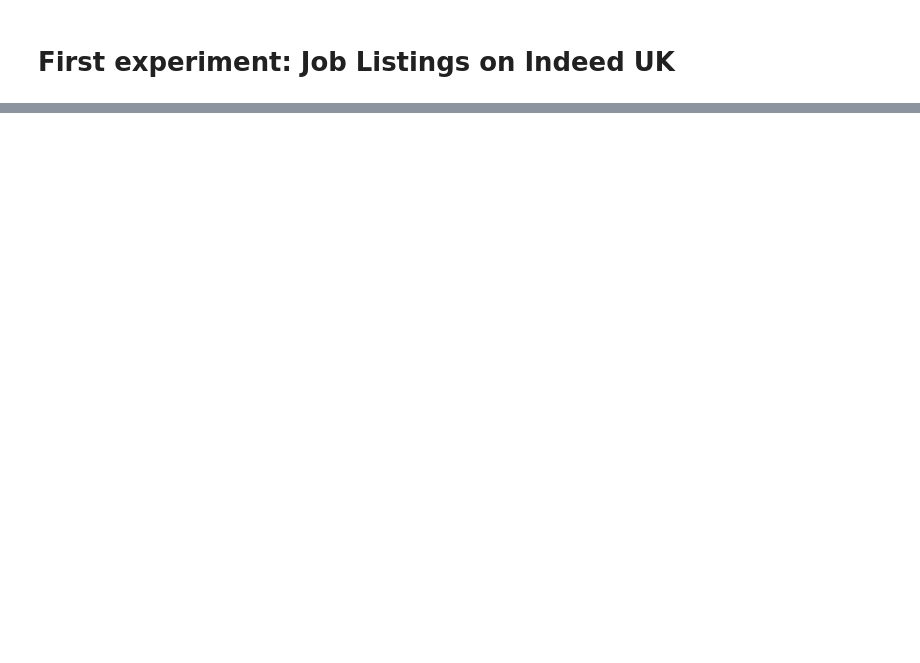
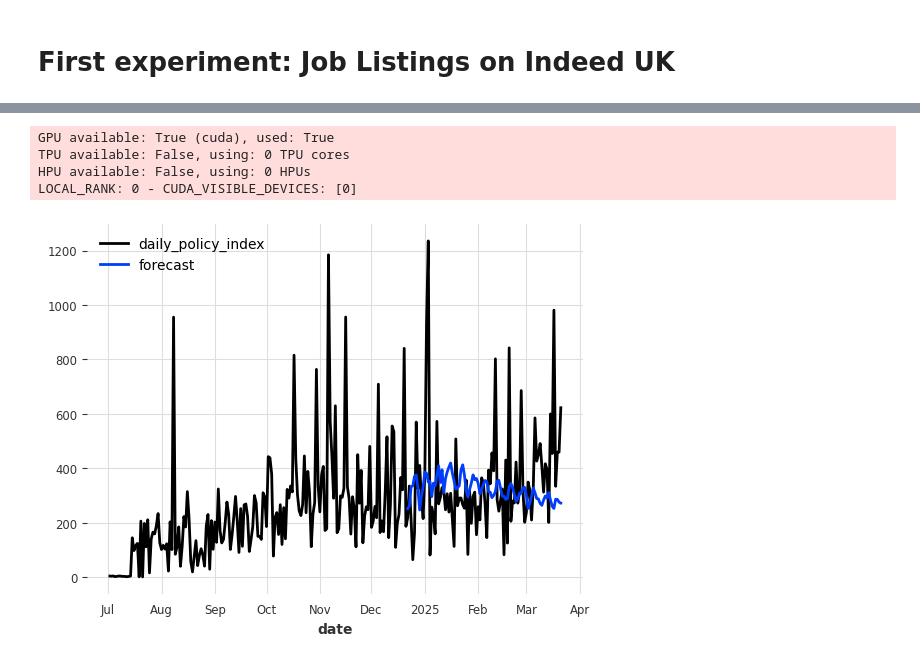
Before and after one commit to GothamAnalytics-7/ASTP, a Jupyter notebook: notebooks/ASTP_Parte2_Modeling.ipynb, the cells around one changed output, grey strips where cells are left out. Cells and saved outputs as stored; diff of their text form; code cells hidden in the pictures; blank space fills up the shorter version.

Commit message:
adiciona dados uk diarios + inicio modeling

```diff
--- a/notebooks/ASTP_Parte2_Modeling.ipynb
+++ b/notebooks/ASTP_Parte2_Modeling.ipynb
@@ -130,0 +138,18 @@ plt.show()
+# %%
+from pytorch_lightning.callbacks.early_stopping import EarlyStopping
+
+# stop training when validation loss does not decrease more than 0.05 (`min_delta`) over
+# a period of 5 epochs (`patience`)
+early_stopper = EarlyStopping(
+    monitor="val_loss",
+    patience=5,
+    min_delta=0.05,
+    mode='min',
+)
+
+pl_trainer_kwargs={"callbacks": [early_stopper]}
+# %%
+# https://unit8co.github.io/darts/generated_api/darts.models.forecasting.nbeats.html
+from darts.models import NBEATSModel
+model = NBEATSModel(input_chunk_length=24, output_chunk_length=12, n_epochs=100, random_state=0, pl_trainer_kwargs=pl_trainer_kwargs)
+model.fit(train, val_series=val, verbose=True)
@@ -130,0 +178,14 @@ plt.show()
+# %%
+val_preds = model.predict(len(val))
+# %% [output]
+GPU available: True (cuda), used: True
+TPU available: False, using: 0 TPU cores
+HPU available: False, using: 0 HPUs
+LOCAL_RANK: 0 - CUDA_VISIBLE_DEVICES: [0]
+# %%
+data_ts[5].drop_before(pd.Timestamp("2024-07-01")).plot()
+val_preds.plot(label="forecast", low_quantile=0.05, high_quantile=0.95)
+plt.legend()
+plt.show()
+# %% [output]
+[figure, added]
```
Also changed, not shown: parts of 15 cells of this notebook, 1 other file.
